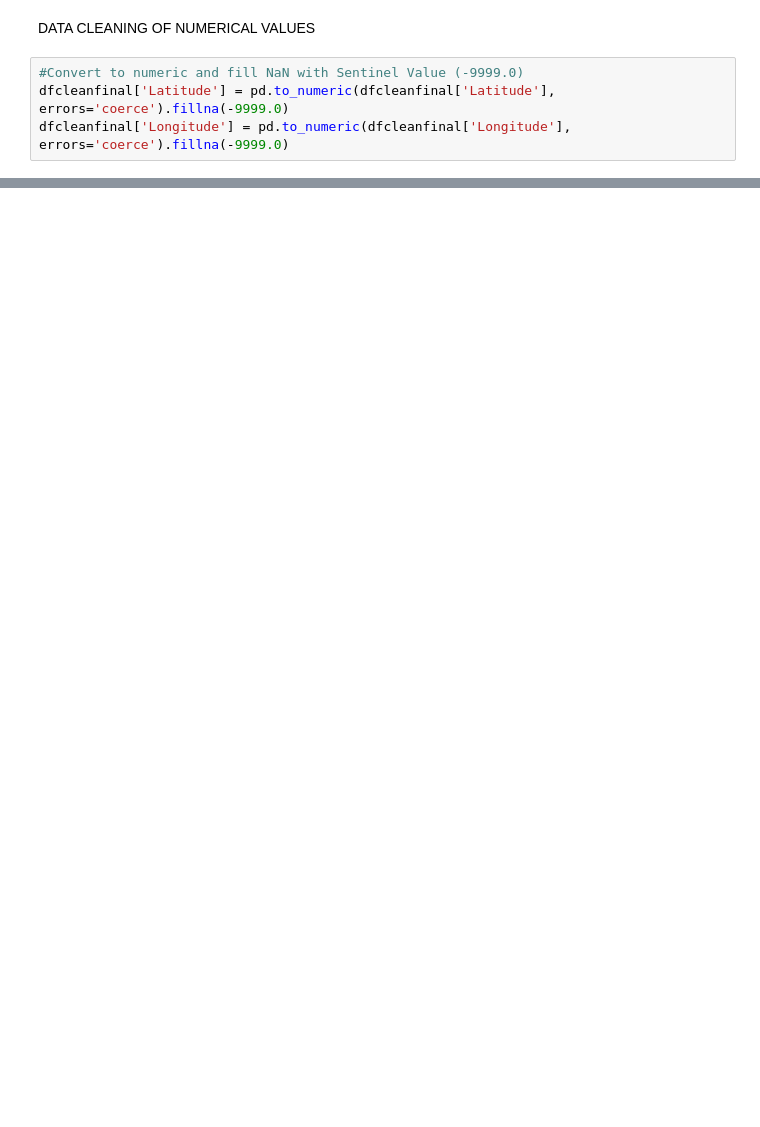
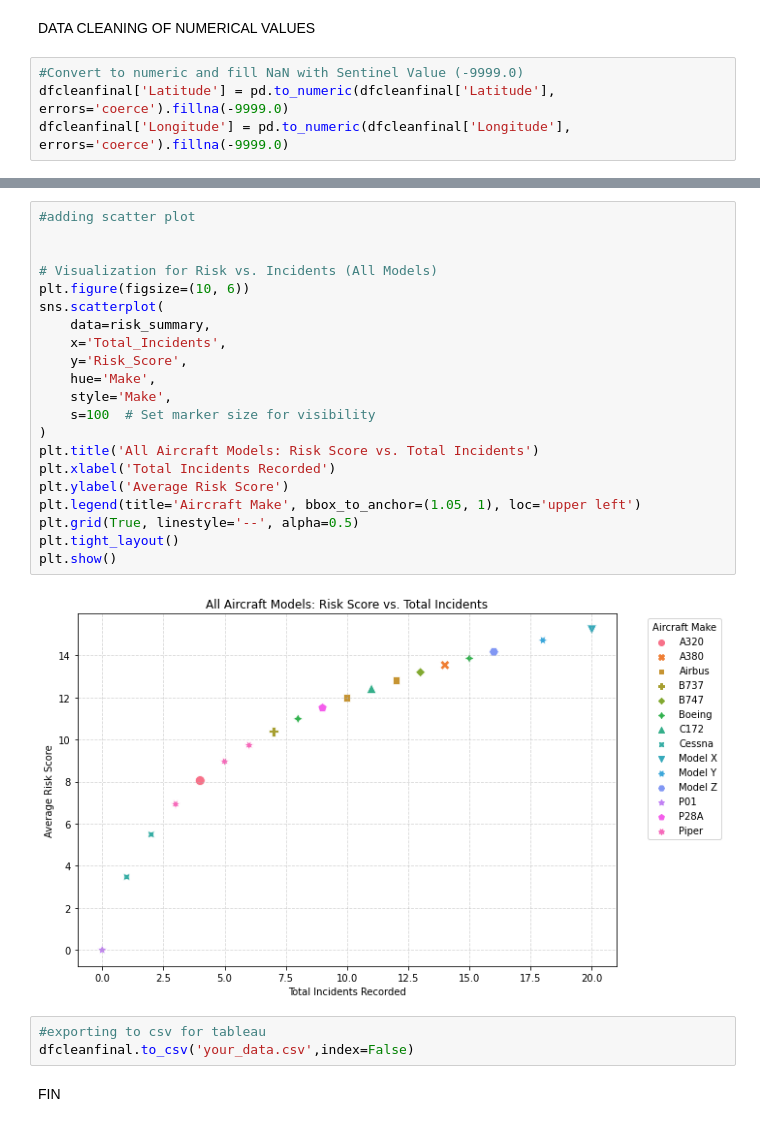
Before and after one commit to GeorginaOduol/FinalProjectP1, a Jupyter notebook: avinotebook.ipynb, the cells around one changed output, grey strips where cells are left out. Cells and saved outputs as stored; diff of their text form; blank space fills up the shorter version.

```diff
--- a/avinotebook.ipynb
+++ b/avinotebook.ipynb
@@ -294,0 +528,28 @@ memory usage: 16.9+ MB
+# %%
+#adding scatter plot
+
+
+# Visualization for Risk vs. Incidents (All Models)
+plt.figure(figsize=(10, 6))
+sns.scatterplot(
+    data=risk_summary,
+    x='Total_Incidents',
+    y='Risk_Score',
+    hue='Make',
+    style='Make',
+    s=100  # Set marker size for visibility
+)
+plt.title('All Aircraft Models: Risk Score vs. Total Incidents')
+plt.xlabel('Total Incidents Recorded')
+plt.ylabel('Average Risk Score')
+plt.legend(title='Aircraft Make', bbox_to_anchor=(1.05, 1), loc='upper left')
+plt.grid(True, linestyle='--', alpha=0.5)
+plt.tight_layout()
+plt.show()
+# %% [output]
+[figure, added]
+# %%
+#exporting to csv for tableau
+dfcleanfinal.to_csv('your_data.csv',index=False)
+# %% [markdown]
+FIN
```
Also changed, not shown: parts of 23 cells of this notebook.
